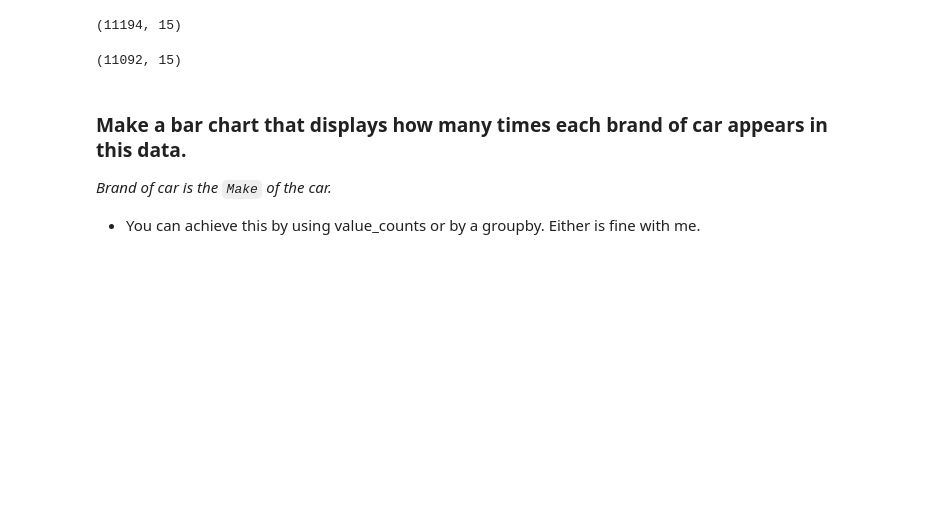
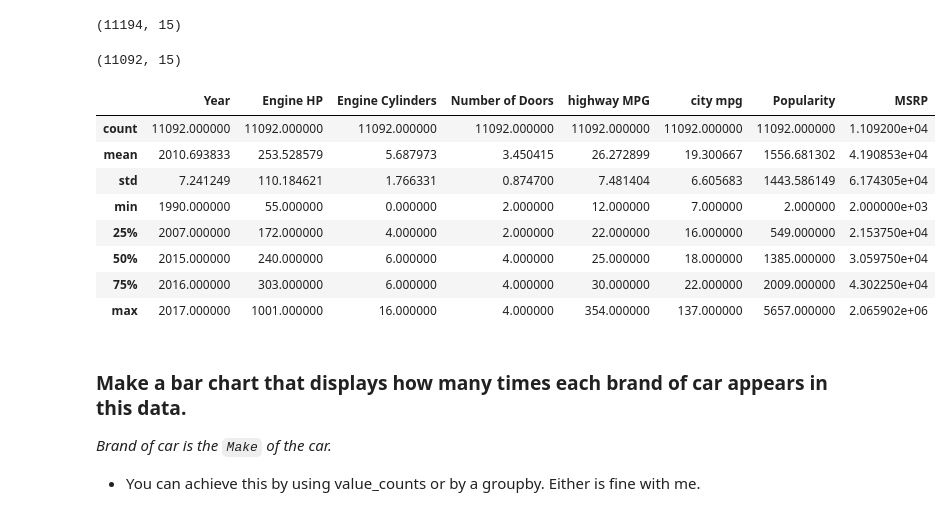
Before and after one commit to dwang312/ctp-2022-fall-data-science, a Jupyter notebook: Week-02-EDA/Exercise-EDA.ipynb, the cells around one changed output. Cells and saved outputs as stored; diff of their text form; code cells hidden in the pictures; blank space fills up the shorter version.

```diff
--- a/Week-02-EDA/Exercise-EDA.ipynb
+++ b/Week-02-EDA/Exercise-EDA.ipynb
@@ -106,6 +106,18 @@ df = df.dropna()
 df.shape
 # %% [output]
 (11092, 15)
+# %%
+df.describe()
+# %% [output]
+|  | Year | Engine HP | Engine Cylinders | Number of Doors | highway MPG | city mpg | Popularity | MSRP |
+| count | 11092.000000 | 11092.000000 | 11092.000000 | 11092.000000 | 11092.000000 | 11092.000000 | 11092.000000 | 1.109200e+04 |
+| mean | 2010.693833 | 253.528579 | 5.687973 | 3.450415 | 26.272899 | 19.300667 | 1556.681302 | 4.190853e+04 |
+| std | 7.241249 | 110.184621 | 1.766331 | 0.874700 | 7.481404 | 6.605683 | 1443.586149 | 6.174305e+04 |
+| min | 1990.000000 | 55.000000 | 0.000000 | 2.000000 | 12.000000 | 7.000000 | 2.000000 | 2.000000e+03 |
+| 25% | 2007.000000 | 172.000000 | 4.000000 | 2.000000 | 22.000000 | 16.000000 | 549.000000 | 2.153750e+04 |
+| 50% | 2015.000000 | 240.000000 | 6.000000 | 4.000000 | 25.000000 | 18.000000 | 1385.000000 | 3.059750e+04 |
+| 75% | 2016.000000 | 303.000000 | 6.000000 | 4.000000 | 30.000000 | 22.000000 | 2009.000000 | 4.302250e+04 |
+| max | 2017.000000 | 1001.000000 | 16.000000 | 4.000000 | 354.000000 | 137.000000 | 5657.000000 | 2.065902e+06 |
 # %% [markdown]
 ### Make a bar chart that displays how many times each brand of car appears in this data.
 _Brand of car is the `Make` of the car._
```
Also changed, not shown: parts of 3 cells of this notebook.
